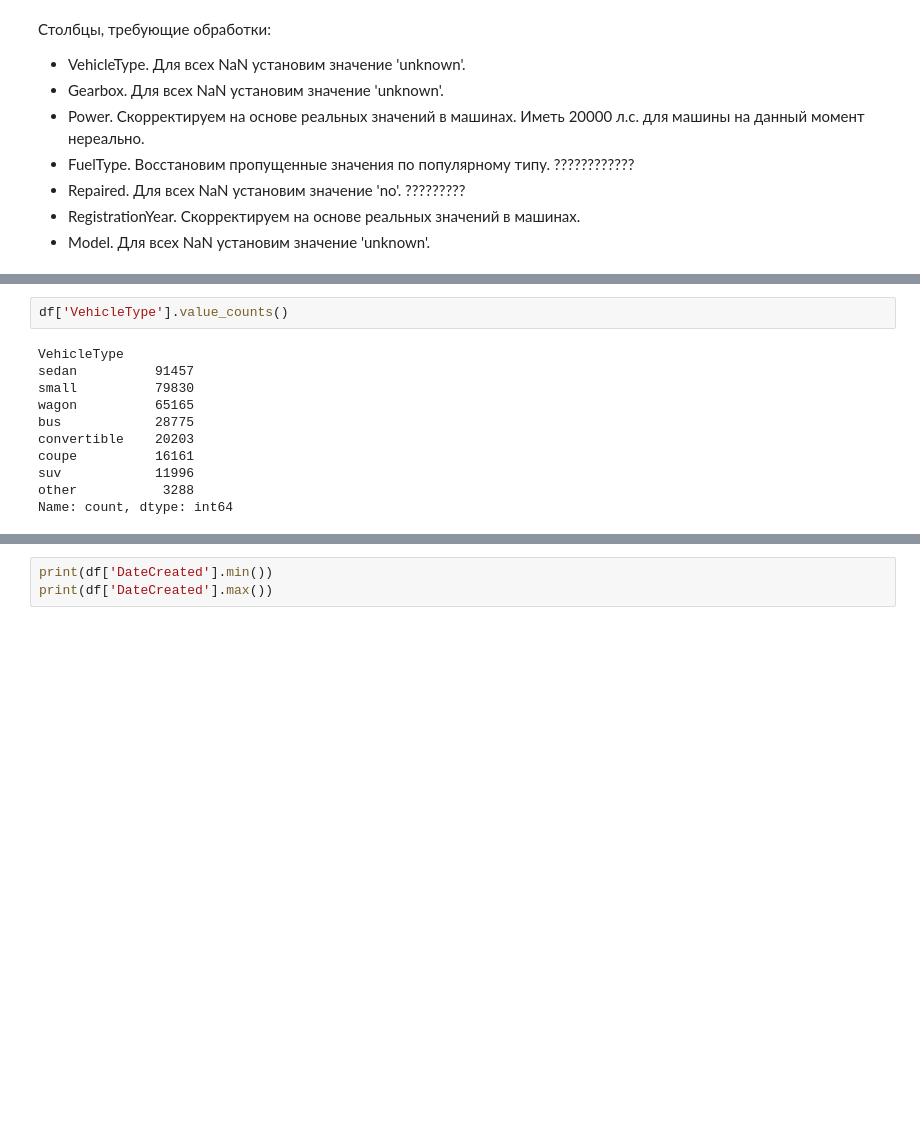
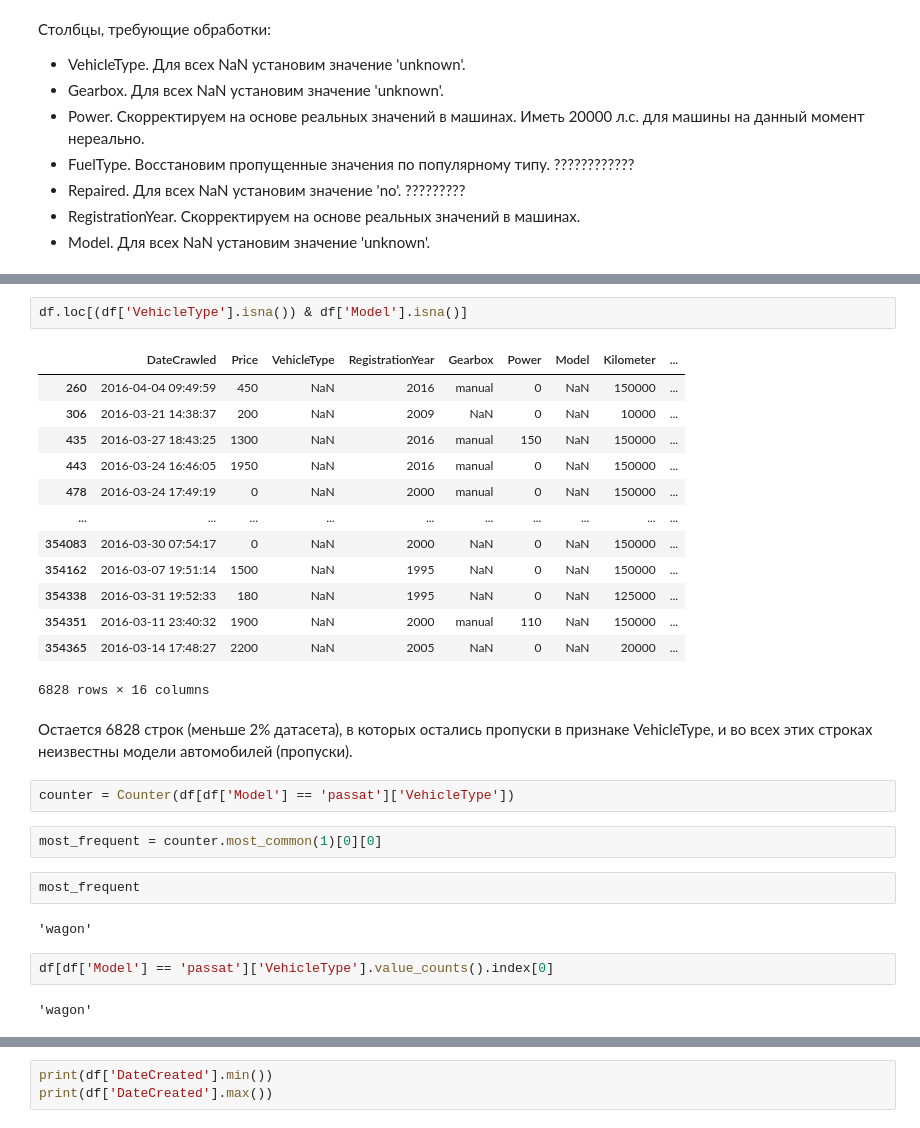
Before and after one commit to elenasobolevamsc/Car_Price_Prediction, a Jupyter notebook: Car_Price_Prediction.ipynb, the cells around one changed output, grey strips where cells are left out. Cells and saved outputs as stored; diff of their text form; blank space fills up the shorter version.

```diff
--- a/Car_Price_Prediction.ipynb
+++ b/Car_Price_Prediction.ipynb
@@ -170,13 +373,30 @@ Name: count, dtype: int64
+# %%
+df.loc[(df['VehicleType'].isna()) & df['Model'].isna()]
+# %% [output]
+|  | DateCrawled | Price | VehicleType | RegistrationYear | Gearbox | Power | Model | Kilometer | ... |
+| 260 | 2016-04-04 09:49:59 | 450 | NaN | 2016 | manual | 0 | NaN | 150000 | ... |
+| 306 | 2016-03-21 14:38:37 | 200 | NaN | 2009 | NaN | 0 | NaN | 10000 | ... |
+| 435 | 2016-03-27 18:43:25 | 1300 | NaN | 2016 | manual | 150 | NaN | 150000 | ... |
+| 443 | 2016-03-24 16:46:05 | 1950 | NaN | 2016 | manual | 0 | NaN | 150000 | ... |
+| 478 | 2016-03-24 17:49:19 | 0 | NaN | 2000 | manual | 0 | NaN | 150000 | ... |
+| ... | ... | ... | ... | ... | ... | ... | ... | ... | ... |
+| 354083 | 2016-03-30 07:54:17 | 0 | NaN | 2000 | NaN | 0 | NaN | 150000 | ... |
+| 354162 | 2016-03-07 19:51:14 | 1500 | NaN | 1995 | NaN | 0 | NaN | 150000 | ... |
+| 354338 | 2016-03-31 19:52:33 | 180 | NaN | 1995 | NaN | 0 | NaN | 125000 | ... |
+| 354351 | 2016-03-11 23:40:32 | 1900 | NaN | 2000 | manual | 110 | NaN | 150000 | ... |
+| 354365 | 2016-03-14 17:48:27 | 2200 | NaN | 2005 | NaN | 0 | NaN | 20000 | ... |
+6828 rows × 16 columns
+# %% [markdown]
+Остается 6828 строк (меньше 2% датасета), в которых остались пропуски в признаке VehicleType, и во всех этих строках неизвестны модели автомобилей (пропуски).
+# %%
+counter = Counter(df[df['Model'] == 'passat']['VehicleType'])
+# %%
+most_frequent = counter.most_common(1)[0][0]
+# %%
+most_frequent
+# %% [output]
+'wagon'
 # %%
-df['VehicleType'].value_counts()
+df[df['Model'] == 'passat']['VehicleType'].value_counts().index[0]
 # %% [output]
-VehicleType
-sedan          91457
-small          79830
-wagon          65165
-bus            28775
-convertible    20203
-coupe          16161
-suv            11996
-other           3288
-Name: count, dtype: int64
+'wagon'
```
Also changed, not shown: parts of 43 cells of this notebook.
